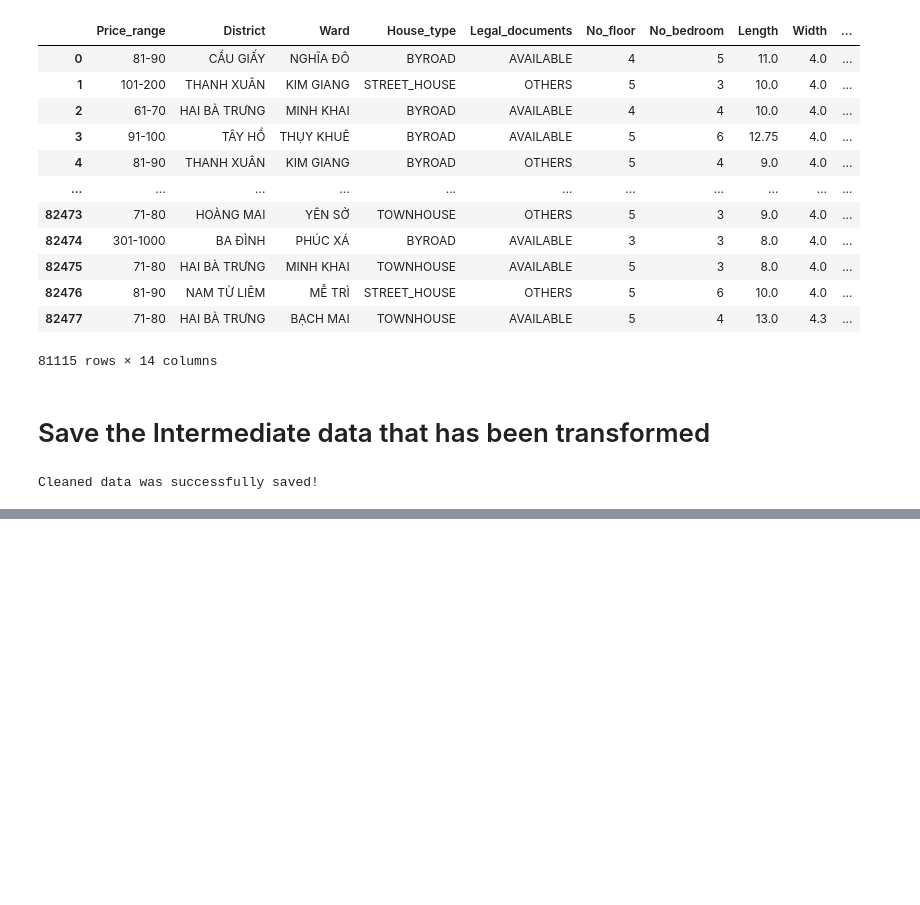
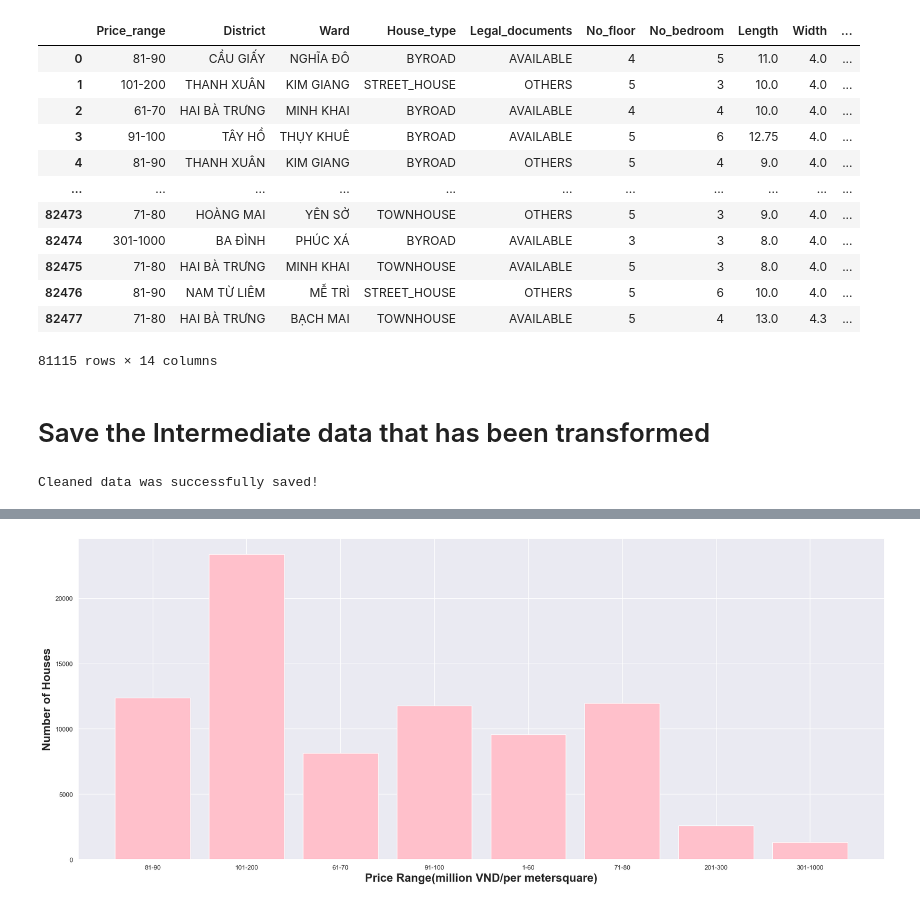
Before and after one commit to phoherozombie/HousePredictionPrice, a Jupyter notebook: notebooks/housePrediction.ipynb, the cells around one changed output, grey strips where cells are left out. Cells and saved outputs as stored; diff of their text form; code cells hidden in the pictures; blank space fills up the shorter version.

Commit message:
add more notebook housePrediction 3 and 4

```diff
--- a/notebooks/housePrediction.ipynb
+++ b/notebooks/housePrediction.ipynb
@@ -1293,0 +1348,11 @@ Cleaned data was successfully saved!
+# %%
+# get all the house type and the frequency of each corresponding type
+House_type_counts = {}
+# do a forloop to collect the frequency of each house type
+for p in df['Price_range']:
+    if p not in House_type_counts:
+        House_type_counts[p] = 1
+    else:
+        House_type_counts[p] += 1
+# print the result
+House_type_counts
@@ -1293,0 +1368,16 @@ Cleaned data was successfully saved!
+# %%
+# plot the bar chart
+plt.figure(figsize=(25, 10))
+
+x_range = range(len(House_type_counts))
+
+plt.bar(x_range, list(House_type_counts.values()), align='center', color='pink')
+plt.xticks(x_range, list(House_type_counts.keys()))
+
+plt.xlabel("Price Range(million VND/per metersquare)", fontsize = 20, fontweight = 'bold' )
+plt.ylabel("Number of Houses", fontsize = 20, fontweight = 'bold')
+plt.rcParams['figure.figsize'] = [20, 15]
+
+plt.show()
+# %% [output]
+[figure, added]
```
Also changed, not shown: parts of 77 cells of this notebook.
